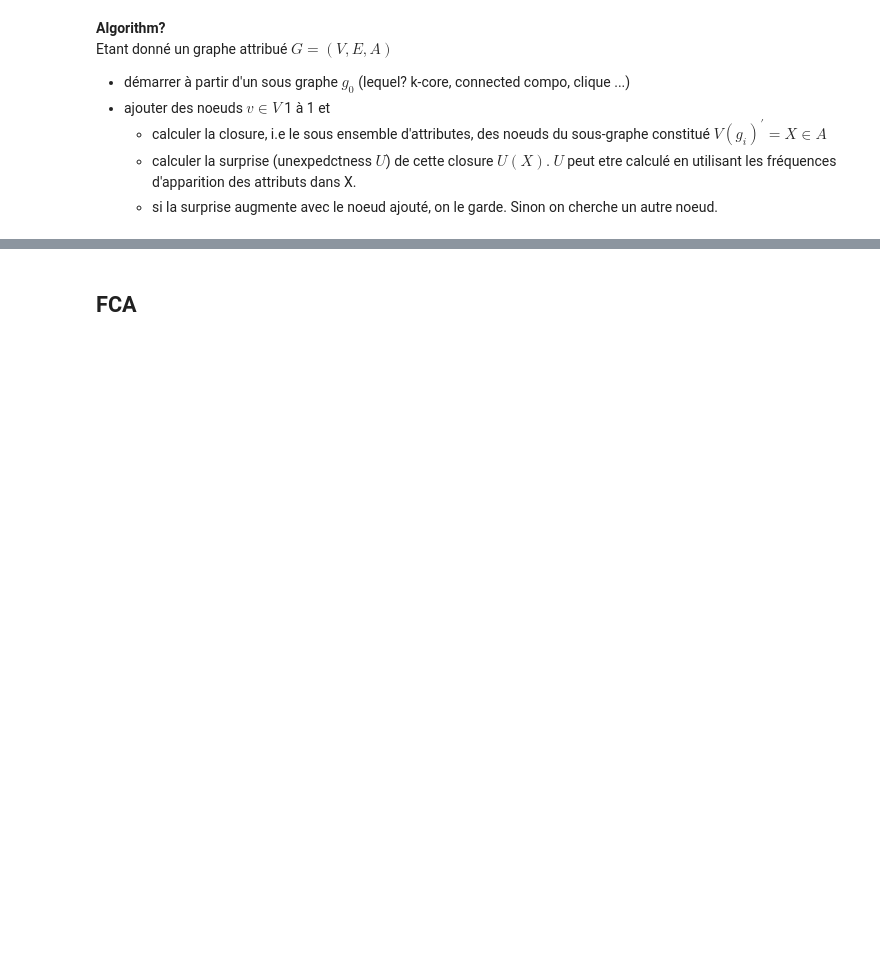
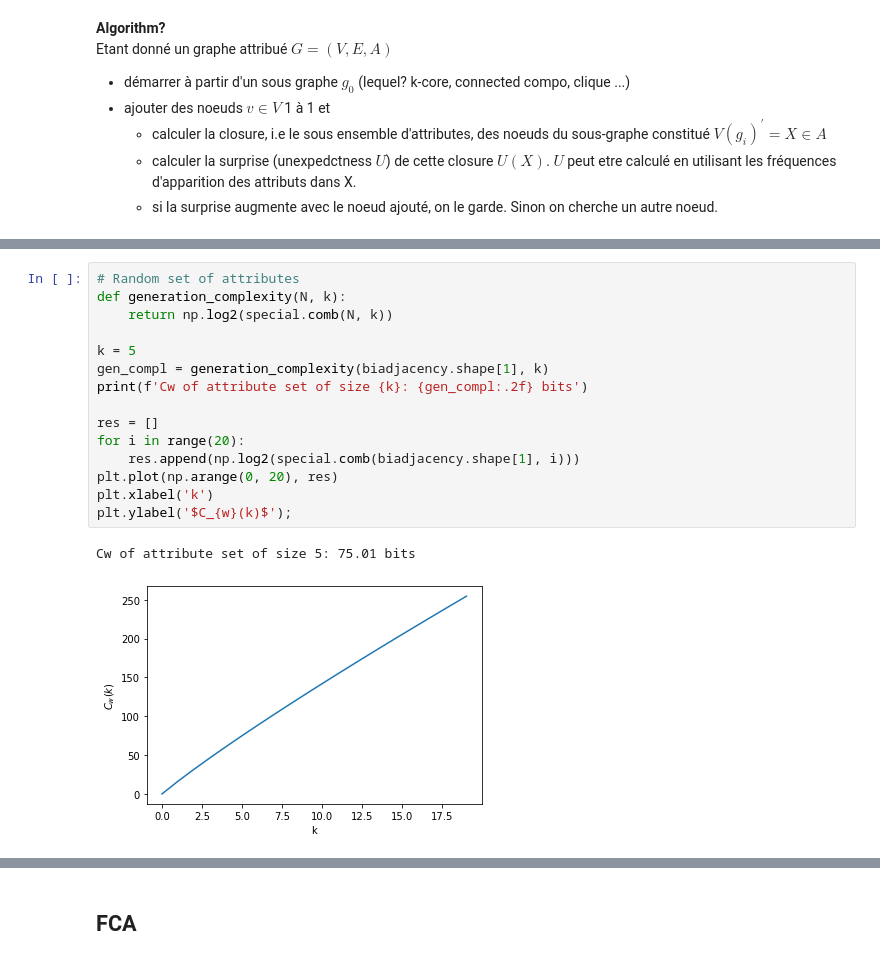
Before and after one commit to Co-MEG/CoMEG, a Jupyter notebook: notebooks/interst_pattern_mining.ipynb, the cells around one changed output, grey strips where cells are left out. Cells and saved outputs as stored; diff of their text form; blank space fills up the shorter version.

```diff
--- a/notebooks/interst_pattern_mining.ipynb
+++ b/notebooks/interst_pattern_mining.ipynb
@@ -156,0 +289,18 @@ Etant donné un graphe attribué $G=(V, E, A)$
+# %%
+# Random set of attributes
+def generation_complexity(N, k):
+    return np.log2(special.comb(N, k))
+
+k = 5
+gen_compl = generation_complexity(biadjacency.shape[1], k)
+print(f'Cw of attribute set of size {k}: {gen_compl:.2f} bits')
+
+res = []
+for i in range(20):
+    res.append(np.log2(special.comb(biadjacency.shape[1], i)))
+plt.plot(np.arange(0, 20), res)
+plt.xlabel('k')
+plt.ylabel('$C_{w}(k)$');
+# %% [output]
+Cw of attribute set of size 5: 75.01 bits
+[figure, added]
```
Also changed, not shown: parts of 36 cells of this notebook, 1 other file.
